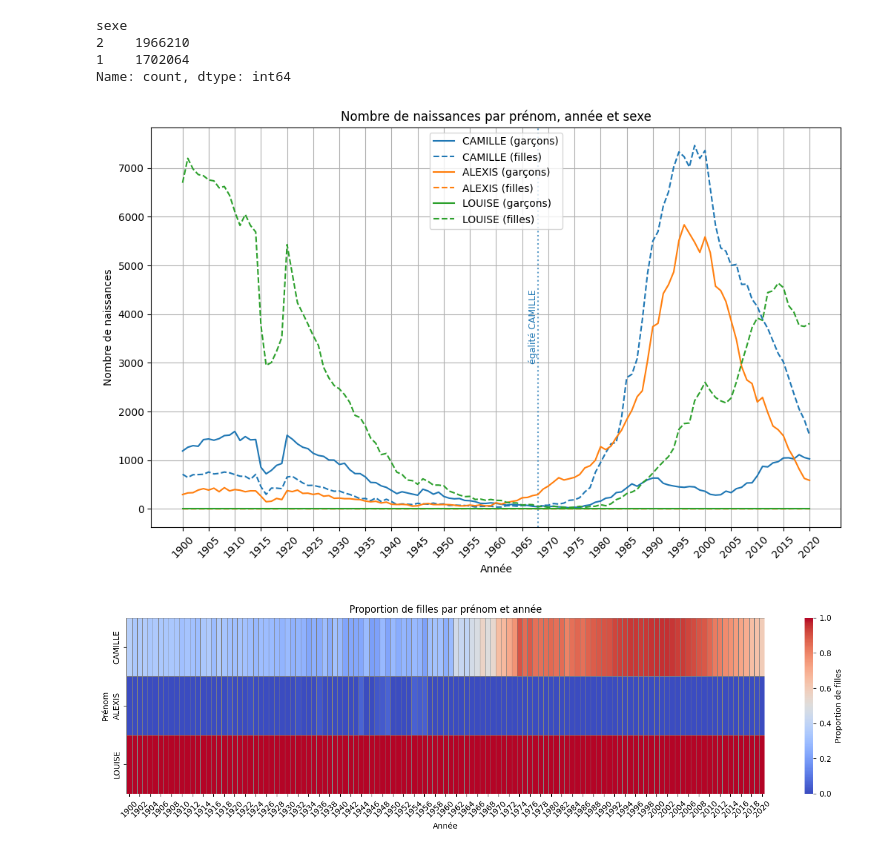
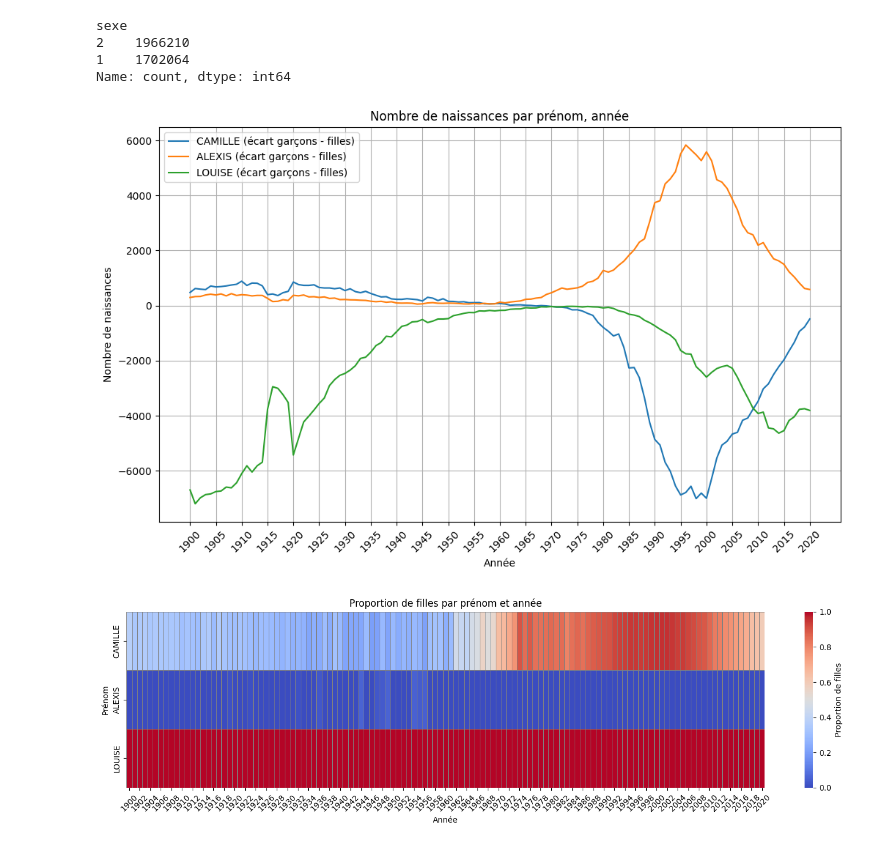
Before and after one commit to BaptCvn/Visualisation_project, a Jupyter notebook: visualisation3_genre.ipynb, the cells around one changed output. Saved outputs shown, nothing was run; the diff lists cells and outputs as text; code cells hidden in the pictures.

```diff
--- a/visualisation3_genre.ipynb
+++ b/visualisation3_genre.ipynb
@@ -28,36 +28,58 @@ sexe
 Name: count, dtype: int64
 # %%
 prenoms = ["CAMILLE", "ALEXIS", "LOUISE"]
+colors = plt.cm.tab10.colors
 
-plt.figure(figsize=(12, 7))
-colors = plt.cm.tab10.colors
+""" plt.figure(figsize=(12, 7))
 
 for idx, prenom in enumerate(prenoms):
     data_prenom = df[df["preusuel"] == prenom]
     data_grouped = data_prenom.groupby(["annais", "sexe"])["nombre"].sum().unstack(fill_value=0)
     for sexe in [1, 2]:
         if sexe not in data_grouped.columns:
             data_grouped[sexe] = 0
     data_grouped = data_grouped[[1, 2]]
     color = colors[idx % len(colors)]
     plt.plot(data_grouped.index, data_grouped[1], label=f"{prenom} (garçons)", color=color, linestyle='-')
     plt.plot(data_grouped.index, data_grouped[2], label=f"{prenom} (filles)", color=color, linestyle='--')
     equal_years = data_grouped.index[data_grouped[1] == data_grouped[2]]
     for i, year in enumerate(equal_years):
         plt.axvline(x=year, color=color, linestyle=':', alpha=0.7)
         if i == 0:
             plt.text(year, (plt.ylim()[0] + plt.ylim()[1]) / 2, f"égalité {prenom}", color=color, rotation=90, va='center', ha='right', fontsize=9)
 
 plt.xlabel("Année")
 plt.ylabel("Nombre de naissances")
 plt.title("Nombre de naissances par prénom, année et sexe")
 plt.legend()
 plt.grid()
 xticks = df["annais"].sort_values().unique()[::5]
 plt.xticks(ticks=xticks, rotation=45)
+plt.show() """
+
+plt.figure(figsize=(12, 7))
+
+for idx, prenom in enumerate(prenoms):
+    data_prenom = df[df["preusuel"] == prenom]
+    data_grouped = data_prenom.groupby(["annais", "sexe"])["nombre"].sum().unstack(fill_value=0)
+    for sexe in [1, 2]:
+        if sexe not in data_grouped.columns:
+            data_grouped[sexe] = 0
+    data_grouped = data_grouped[[1, 2]]
+    data_diff = data_grouped[1] - data_grouped[2]
+    color = colors[idx % len(colors)]
+    plt.plot(data_diff.index, data_diff, label=f"{prenom} (écart garçons - filles)", color=color)
+
+plt.xlabel("Année")
+plt.ylabel("Nombre de naissances")
+plt.title("Nombre de naissances par prénom, année")
+plt.legend()
+plt.grid()
+xticks = df["annais"].sort_values().unique()[::5]
+plt.xticks(ticks=xticks, rotation=45)
 plt.show()
 # %% [output]
-[figure, old version]
+[figure, new version]
 # %%
 import seaborn as sns
 
```
